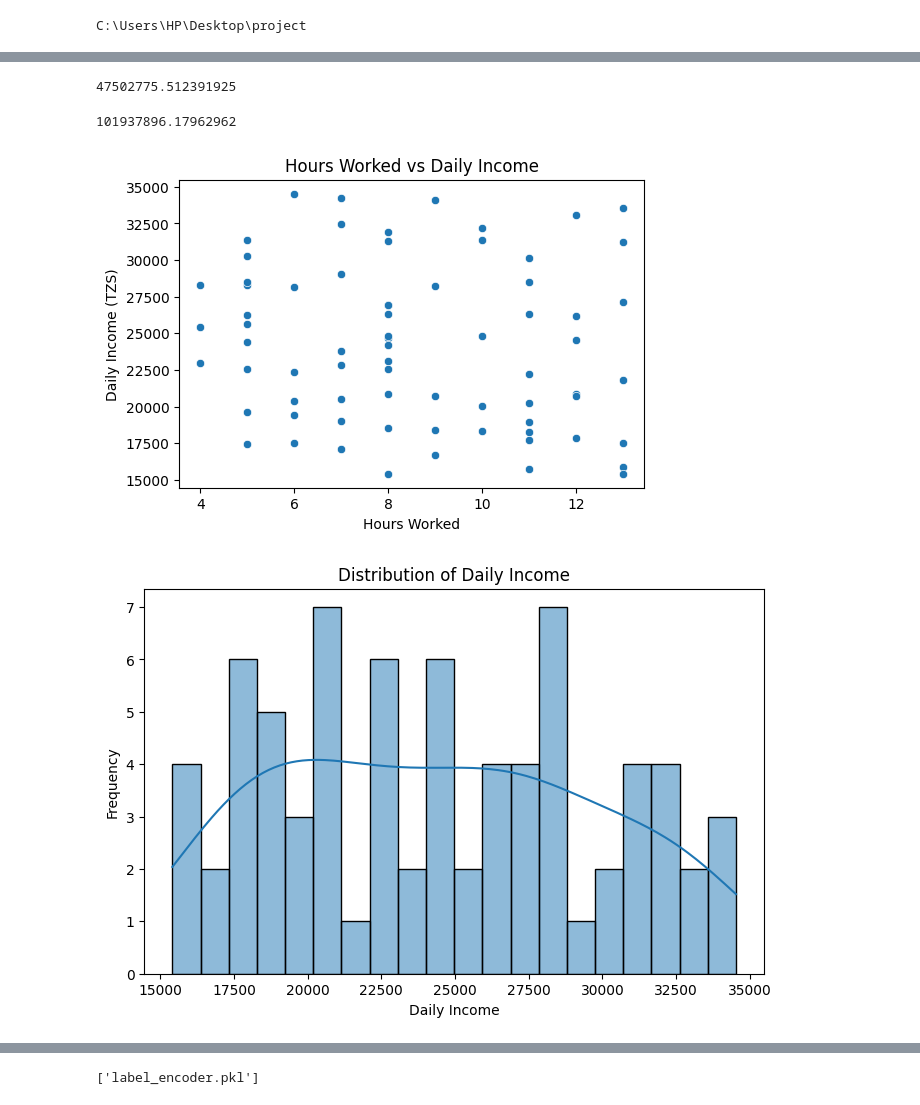
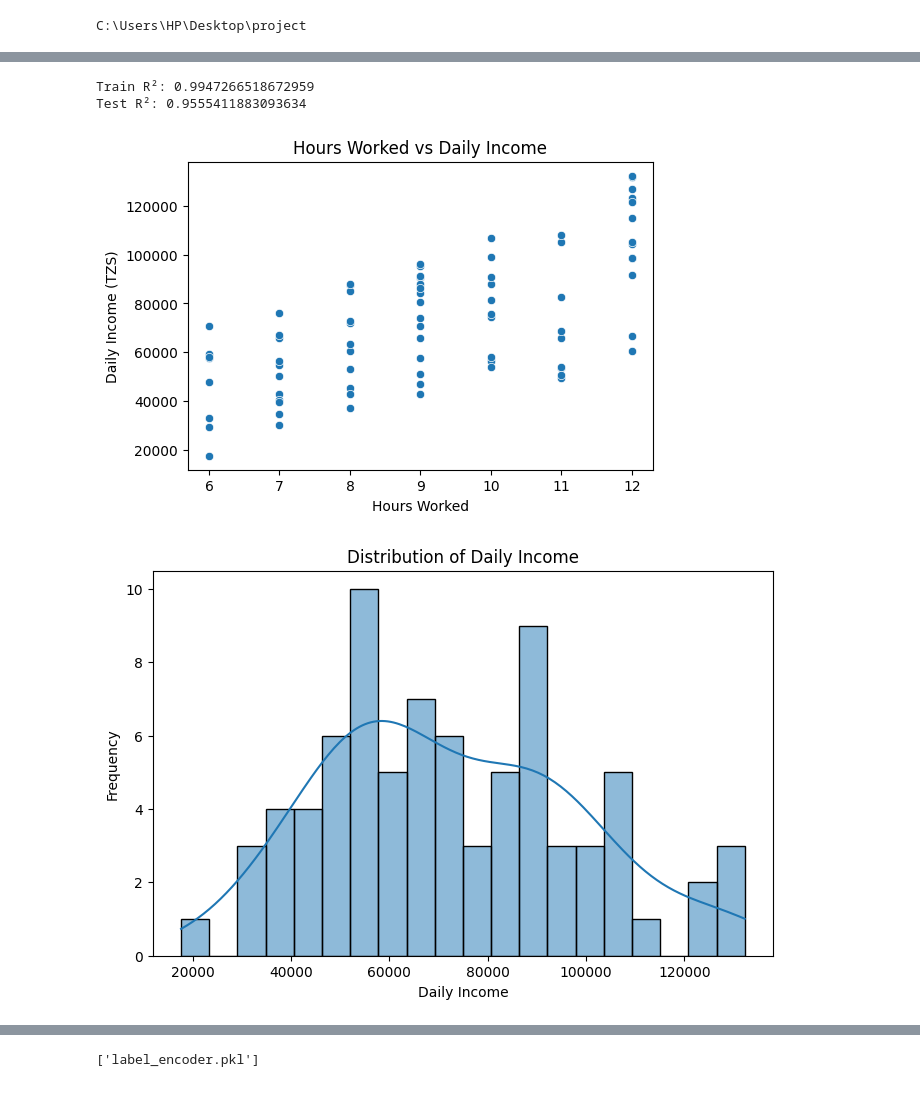
Before and after one commit to godson-devhub/bodaboda_income_app, a Jupyter notebook: ml_project.ipynb, the cells around one changed output, grey strips where cells are left out. Drawn from its saved outputs; the diff is of its cells as text; code cells hidden in the pictures.

Commit message:
Prepare for pull: updated app, model, encoders, dataset

```diff
--- a/ml_project.ipynb
+++ b/ml_project.ipynb
@@ -20,6 +20,6 @@ print(cwd)
 C:\Users\HP\Desktop\project
 # %%
 #import data file
-df = pd.read_csv("bodaboda_daily_income.csv")
-print(df)
+df = pd.read_csv("bodaboda_income_dataset.csv")
+print(df.corr(numeric_only=True))
 # %% [output]
@@ -434,8 +301,4 @@ mseDT = mean_squared_error(y_test, y_predDT) #mse for Decision Tree
 # %%
-print(mseLR) #This is the best model due to lower mean_squared_error
+#print(mseLR) #This is the best model due to lower mean_squared_error
-# %% [output]
-47502775.512391925
 # %%
-print(mseDT)
+#print(mseDT)
-# %% [output]
-101937896.17962962
@@ -442,8 +314,21 @@ print(mseDT)
+# %%
+
+from sklearn.ensemble import RandomForestRegressor
+Y=np.ravel(Y)
+rf_model = RandomForestRegressor(n_estimators=300, random_state=42)
+
+rf_model.fit(X_train, y_train)
+
+print("Train R²:", rf_model.score(X_train, y_train))
+print("Test R²:", rf_model.score(X_test, y_test))
+# %% [output]
+Train R²: 0.9947266518672959
+Test R²: 0.9555411883093634
 # %%
 # Hours worked vs Income
 
 plt.figure(figsize=(6,4))
-sns.scatterplot(x='hours_worked', y='daily_income_tzs', data=df)
+sns.scatterplot(x='hours_worked', y='daily_income', data=df)
 plt.title("Hours Worked vs Daily Income")
 plt.xlabel("Hours Worked")
 plt.ylabel("Daily Income (TZS)")
@@ -453,17 +338,17 @@ plt.show()
 #the daily income of a bodaboda rider also increases. This indicates a strong positive relationship between
 #working hours and earnings.”
 # %% [output]
-[figure, old version]
+[figure, new version]
 # %%
 plt.figure(figsize=(8,5))
-sns.histplot(df['daily_income_tzs'], bins=20, kde=True)
+sns.histplot(df['daily_income'], bins=20, kde=True)
 plt.title("Distribution of Daily Income")
 plt.xlabel("Daily Income")
 plt.ylabel("Frequency")
 plt.show()
 #Most riders earn around the center of the distribution,
 #with fewer earning very low or very high income.
 # %% [output]
-[figure, old version]
+[figure, new version]
 # %%
 plt.figure(figsize=(6,4))
```
Also changed, not shown: parts of 40 cells of this notebook, 4 other files.
